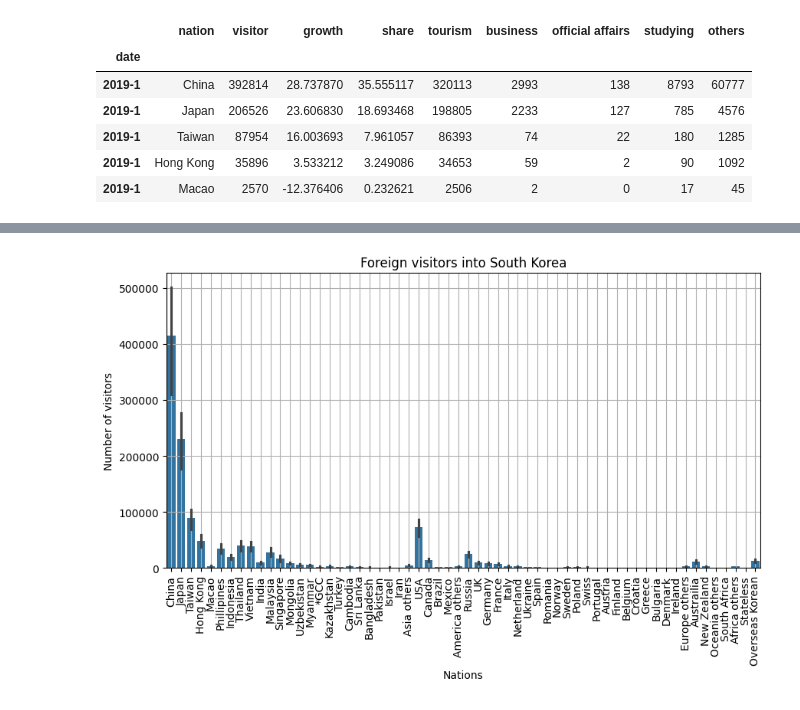
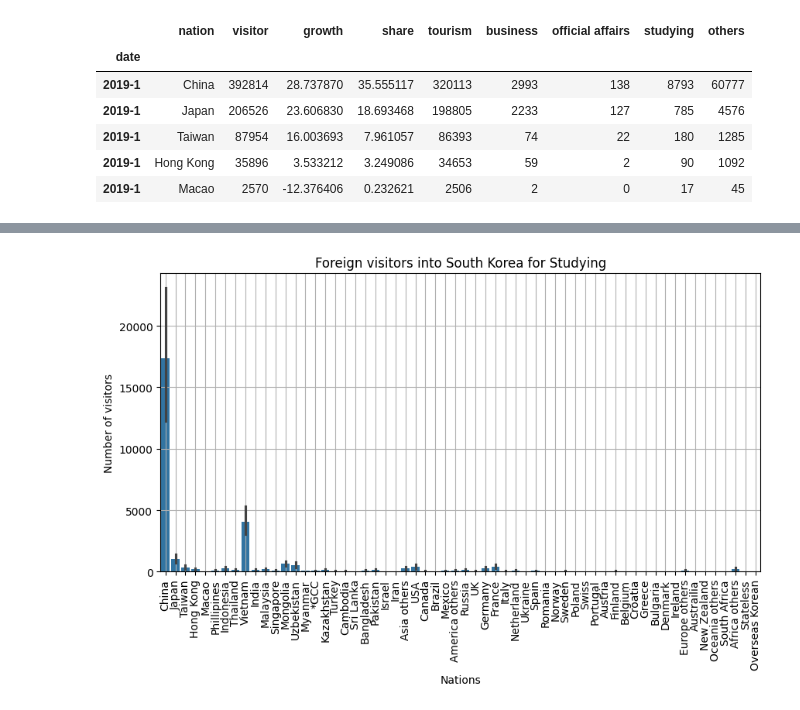
Before and after one commit to azimjaan21/EV_data2024, a Jupyter notebook: Global_EV_Data_2024.ipynb, the cells around one changed output, grey strips where cells are left out. Cells and saved outputs as stored; diff of their text form; code cells hidden in the pictures.

```diff
--- a/Global_EV_Data_2024.ipynb
+++ b/Global_EV_Data_2024.ipynb
@@ -119,12 +119,12 @@ This data set is divided into three files (age, gender, and propose).
 ![lotte.jpeg](embedded-picture-1)
 # %%
 plt.figure(figsize=(10,5))
-plt.title('Foreign visitors into South Korea')
+plt.title('Foreign visitors into South Korea for Studying')
 plt.xlabel('Nations')
 plt.ylabel('Number of visitors')
-sns.barplot(x=df['nation'], y=df['visitor'])
+sns.barplot(x=df['nation'], y=df['studying'])
 plt.grid()
 plt.xticks(rotation=90)
 plt.show()
 # %% [output]
-[figure, old version]
+[figure, new version]
```
Also changed, not shown: parts of 2 cells of this notebook.
